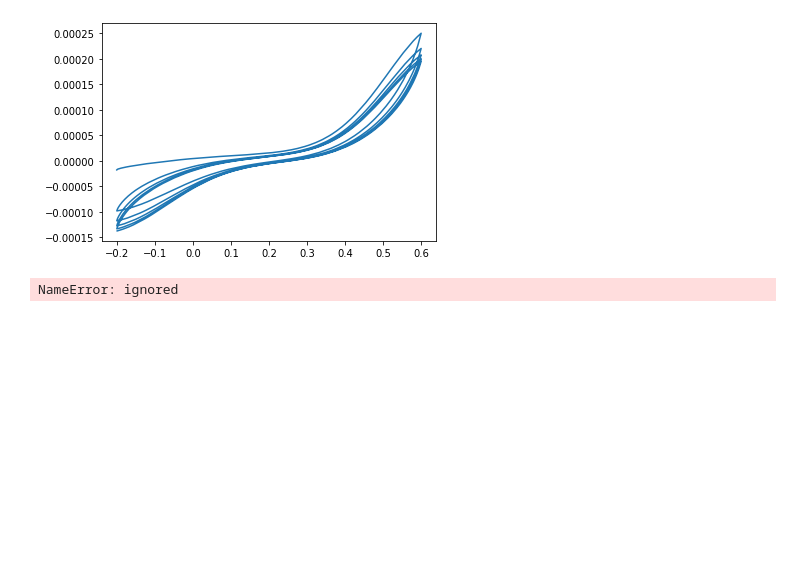
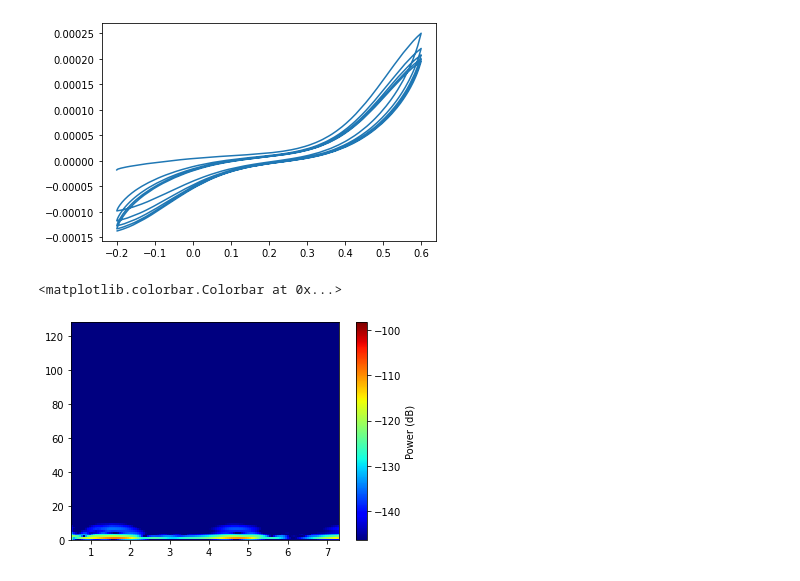
Before and after one commit to Onkar627/Sensor_Electrodes, a Jupyter notebook: Sensor_outputs.ipynb, the cells around one changed output. Drawn from its saved outputs; the diff is of its cells as text; code cells hidden in the pictures; blank space fills up the shorter version.

```diff
--- a/Sensor_outputs.ipynb
+++ b/Sensor_outputs.ipynb
@@ -268,28 +270,3 @@ plt.plot(df16['Voltage(V)'],df16['Bare Electrode Current (A)'])
 # %% [output]
 [<matplotlib.lines.Line2D at 0x...>]
 [figure]
-# %%
-hop_size = np.int32(np.floor(fft_size * (1-overlap_fac)))
-pad_end_size = fft_size          # the last segment can overlap the end of the data array by no more than one window size
-total_segments = np.int32(np.ceil(len(bare_1) / np.float32(hop_size)))
-t_max = len(bare_1) / np.float32(fs)
-
-window = np.hanning(fft_size)  # our half cosine window
-inner_pad = np.zeros(fft_size) # the zeros which will be used to double each segment size
-
-proc = np.concatenate((bare_1, np.zeros(pad_end_size)))              # the data to process
-result = np.empty((total_segments, fft_size), dtype=np.float32)    # space to hold the result
-
-for i in xrange(total_segments):                      # for each segment
-    current_hop = hop_size * i                        # figure out the current segment offset
-    segment = proc[current_hop:current_hop+fft_size]  # get the current segment
-    windowed = segment * window                       # multiply by the half cosine function
-    padded = np.append(windowed, inner_pad)           # add 0s to double the length of the data
-    spectrum = np.fft.fft(padded) / fft_size          # take the Fourier Transform and scale by the number of samples
-    autopower = np.abs(spectrum * np.conj(spectrum))  # find the autopower spectrum
-    result[i, :] = autopower[:fft_size]               # append to the results array
-
-result = 20*np.log10(result)          # scale to db
-result = np.clip(result, -40, 200)    # clip values
-# %% [output]
-NameError: ignored
@@ -295,0 +358,13 @@ NameError: ignored
+# %%
+f, Pxx_den = scipy.signal.welch(bare_1['Bare Electrode Current (A)'], fs=1.0, window='hann', nperseg=None, noverlap=None, nfft=None, detrend='constant', return_onesided=True, scaling='density', axis=- 1, average='mean')
+Pxx_den_db = 10*np.log10(Pxx_den)
+mn = np.min(Pxx_den_db)
+mx = np.max(Pxx_den_db)
+f, t, Sxx = signal.spectrogram(np.array(bare_1['Bare Electrode Current (A)'][0:2000]), fs=256, nperseg=256, noverlap=int(256*0.95), scaling='density', return_onesided=True)
+normalize_color= matplotlib.colors.Normalize(vmin=mn, vmax=mx)
+Sxx = 10*np.log10(Sxx)
+plt.pcolormesh(t, f, Sxx, cmap='jet', norm=normalize_color)
+plt.colorbar(label='Power (dB)')
+# %% [output]
+<matplotlib.colorbar.Colorbar at 0x...>
+[figure, added]
```
Also changed, not shown: parts of 4 cells of this notebook.
